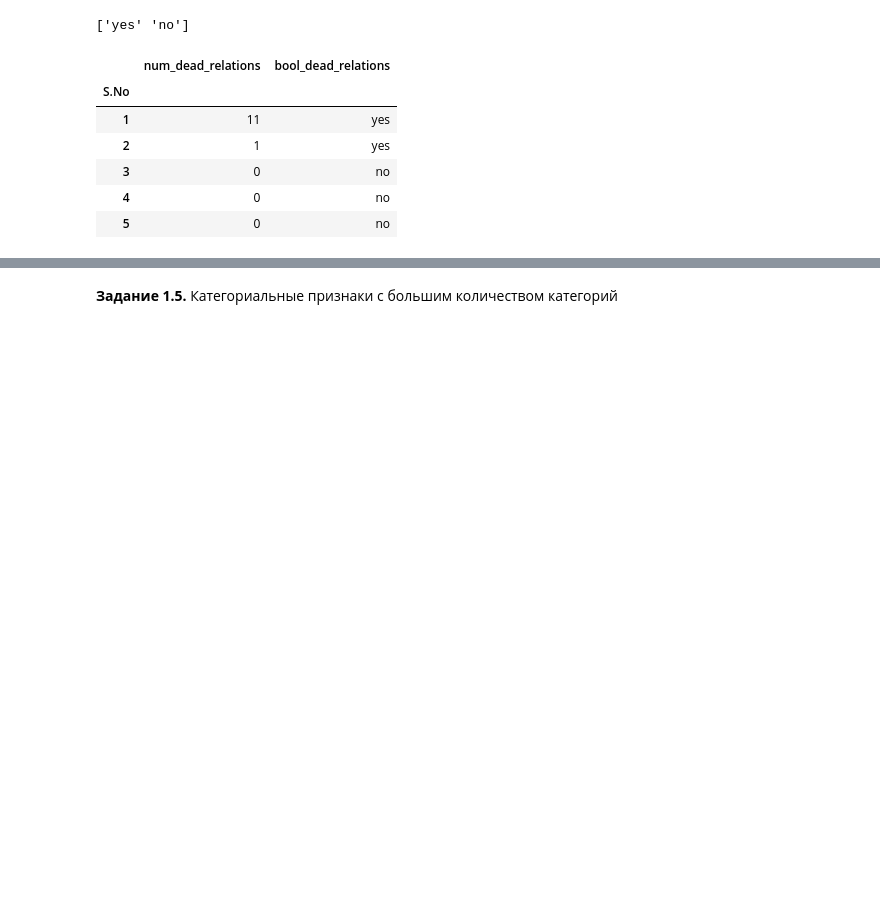
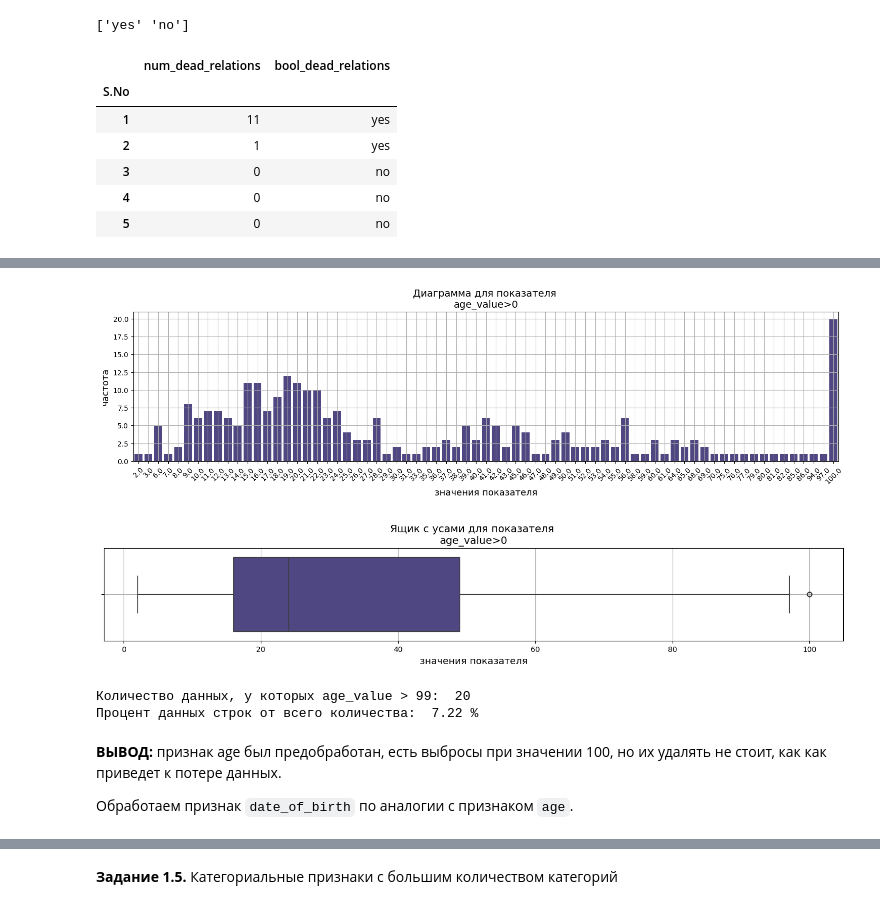
Before and after one commit to ValentinaZubareva2906/deep_learning_mipt, a Jupyter notebook: неделя 1 "Игра престолов"/game_of_thrones.ipynb, the cells around one changed output, grey strips where cells are left out. Drawn from its saved outputs; the diff is of its cells as text; code cells hidden in the pictures; blank space fills up the shorter version.

```diff
--- a/неделя 1 "Игра престолов"/game_of_thrones.ipynb
+++ b/неделя 1 "Игра престолов"/game_of_thrones.ipynb
@@ -358,12 +379,34 @@ display(data[['age','age_value', 'age_no_data']].sample(10))
 # %%
 dt1 = data.query('age >0')
 # %%
-plt.figure(figsize=(25, 5))
+plt.figure(figsize=[18,10])
+plt.subplots_adjust(wspace=0.4, hspace=0.6)
 
-sns.countplot(x = 'age', data =dt1, color = '#483D8B')
+plt.subplot(2, 1, 1)
+sns.countplot(x = 'age_value', data =dt1, color = '#483D8B')
 plt.title(f'Диаграмма для показателя \nage_value>0', fontsize=14)
 plt.xlabel('значения показателя', fontsize=13)
 plt.xticks(rotation=45);
 plt.ylabel('частота', fontsize=13)
 plt.grid(True)
+
+plt.figure(figsize=[18,5])
+plt.subplot(2,1, 2)
+sns.boxplot(x = dt1['age_value'],color = '#483D8B')
+plt.title(f'Ящик с усами для показателя \nage_value>0', fontsize=14)
+plt.xlabel('значения показателя',fontsize=13 )
+plt.grid(True);
+# %% [output]
+[figure, added]
+[figure, added]
+# %%
+print('Количество данных, у которых age_value > 99: ',dt1.query('age_value >99')['age_value'].count())
+print('Процент данных строк от всего количества: ',round(dt1.query('age_value >99')['age_value'].count() / dt1.shape[0]* 100,3),"%")
+# %% [output]
+Количество данных, у которых age_value > 99:  20
+Процент данных строк от всего количества:  7.22 %
+# %% [markdown]
+**ВЫВОД:** признак age был предобработан, есть выбросы при значении 100, но их удалять не стоит, как как приведет к потере данных.
+
+Обработаем признак `date_of_birth` по аналогии с признаком `age`.
 # %%
```
Also changed, not shown: parts of 181 cells of this notebook.
